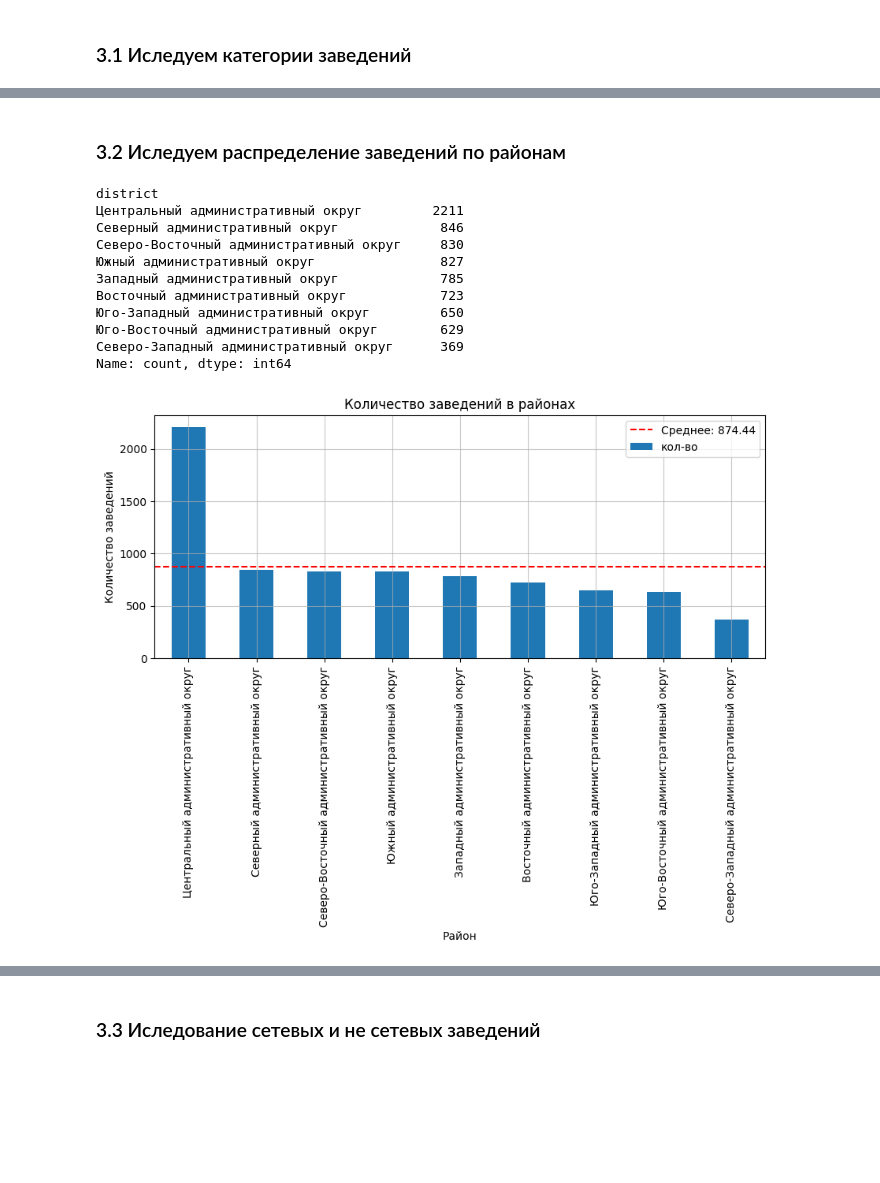
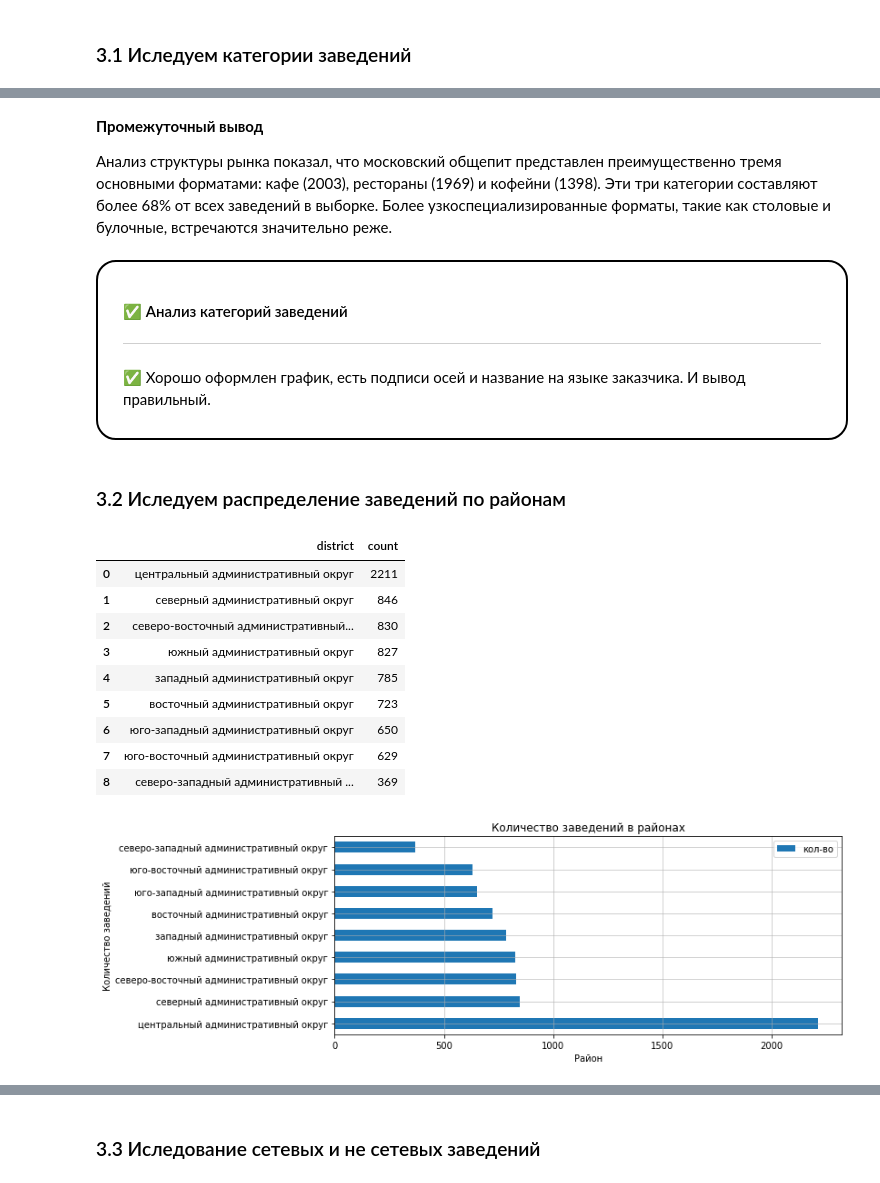
Before and after one commit to MEYakunin/Sprint7, a Jupyter notebook: Sprint7_Mikl_Yakunin.ipynb, the cells around one changed output, grey strips where cells are left out. Drawn from its saved outputs; the diff is of its cells as text; code cells hidden in the pictures; blank space fills up the shorter version.

```diff
--- a/Sprint7_Mikl_Yakunin.ipynb
+++ b/Sprint7_Mikl_Yakunin.ipynb
@@ -347,4 +634,4 @@ df['chain'] = df['chain'].astype('int8')
 Для столбца `hours` имеется пропуски которы составляют чуть больше `6%`. Этот объем данных не является статестически важным, поэтому мы можем строки с пустыми данными удалить.
 # %%
 # Удалим строки с пустыми ячейками в столбце hours
-df = df.dropna(subset='hours')
+df = df.dropna(subset=['hours'])
@@ -375,7 +781,12 @@ memory usage: 760.9 KB
 # %% [markdown]
 ### 2.2 Проверим датафрейм на явные и не явные дубликаты
 # %%
-# Проведем нормлизацию текстовых столбцов
+# Проводим нормлизацию текстовых столбцов
+for column in df.columns:
+    try:
+        df[column] = df[column].str.lower()
+    except:
+        continue
 # %%
 # Проверим датафрейм на явные дубликаты
 df.duplicated().sum()
@@ -433,7 +923,7 @@ df.sample(5)
 ## 3. Исследовательский анализ данных <a id=3></a>
 # %%
 # Создадим функцию для создания столбчатых деаграмм
-def creat_plot_bar(df, column, title, xlabel, ylabel, mean_value=True, rot=90):
+def creat_plot_bar(df, kind, column, title, xlabel, ylabel, mean_value=True, rot=90):
     """
     Функция для построения столбчатой диаграммы распределения со средним значением
 
@@ -451,7 +941,7 @@ def creat_plot_bar(df, column, title, xlabel, ylabel, mean_value=True, rot=90):
     # Подсчет значений и построение графика
     value_counts = df[column].value_counts()
     value_counts.plot(
-        kind='bar',
+        kind=kind,
         label='кол-во',
         rot=rot
     )
@@ -500,31 +1026,46 @@ creat_plot_bar(
 )
 # %% [output]
 [figure]
+# %% [markdown]
+**Промежуточный вывод**
+
+Анализ структуры рынка показал, что московский общепит представлен преимущественно тремя основными форматами: кафе (2003), рестораны (1969) и кофейни (1398). Эти три категории составляют более 68% от всех заведений в выборке. Более узкоспециализированные форматы, такие как столовые и булочные, встречаются значительно реже.
+# %% [markdown]
+<!-- ✅⚠️⛔❌🚩 -->
+<div style="background-color: white; border: 2px solid black; border-radius: 20px; padding: 15px 25px; display: inline-block; color: black;">
+
+#### ✅ Анализ категорий заведений
+
+---
+
+✅ Хорошо оформлен график, есть подписи осей и название на языке заказчика. И вывод правильный.
 # %% [markdown]
 ### 3.2 Иследуем распределение заведений по районам
 # %%
 # Расчитаем количество заведений в каждом районе
-df['district'].value_counts()
+df['district'].value_counts().reset_index().rename(columns={'index': 'district', 'district': 'count'})
 # %% [output]
-district
-Центральный административный округ         2211
-Северный административный округ             846
-Северо-Восточный административный округ     830
-Южный административный округ                827
-Западный административный округ             785
-Восточный административный округ            723
-Юго-Западный административный округ         650
-Юго-Восточный административный округ        629
-Северо-Западный административный округ      369
-Name: count, dtype: int64
+|  | district | count |
+| 0 | центральный административный округ | 2211 |
+| 1 | северный административный округ | 846 |
+| 2 | северо-восточный административный... | 830 |
+| 3 | южный административный округ | 827 |
+| 4 | западный административный округ | 785 |
+| 5 | восточный административный округ | 723 |
+| 6 | юго-западный административный округ | 650 |
+| 7 | юго-восточный административный округ | 629 |
+| 8 | северо-западный административный ... | 369 |
 # %%
-# Построим столбцатую диаграму
+# Построим столбцатую диаграмму
 creat_plot_bar(
     df,
+    'barh',
     'district',
     'Количество заведений в районах',
     'Район',
-    'Количество заведений'
+    'Количество заведений',
+    False,
+    0
 )
 # %% [output]
-[figure, old version]
+[figure, new version]
```
Also changed, not shown: parts of 92 cells of this notebook.
